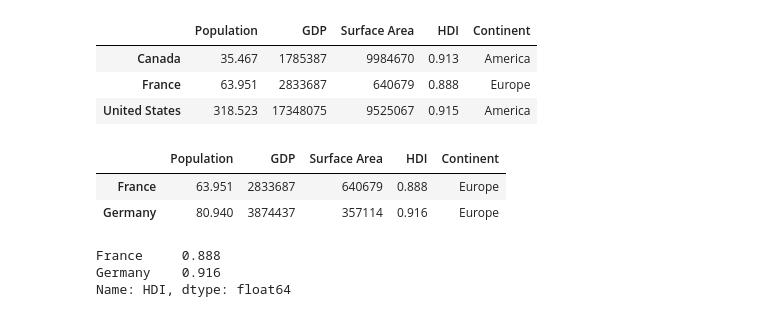
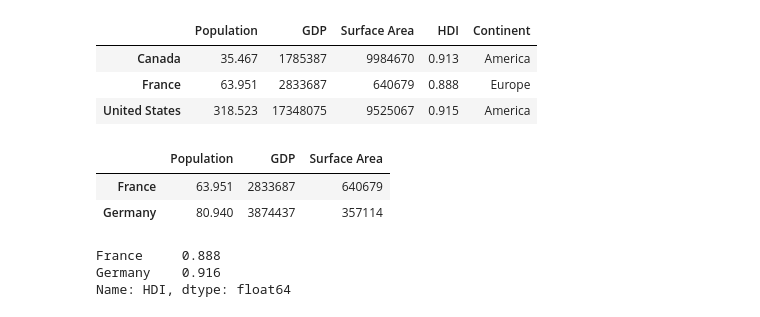
Before and after one commit to hh-blaire-cho/ds101_2024Oct, a Jupyter notebook: 6_ Pandas _DataFrame.ipynb, the cells around one changed output. Cells and saved outputs as stored; diff of their text form; code cells hidden in the pictures.

Commit message:
Day3 Pandas Dataframe

```diff
--- a/6_ Pandas _DataFrame.ipynb
+++ b/6_ Pandas _DataFrame.ipynb
@@ -320,11 +372,11 @@ df.iloc[[0, 1, -1]]
 | France | 63.951 | 2833687 | 640679 | 0.888 | Europe |
 | United States | 318.523 | 17348075 | 9525067 | 0.915 | America |
 # %%
-df.iloc[1:3]
+df.iloc[1:3, :-2]
 # %% [output]
-|  | Population | GDP | Surface Area | HDI | Continent |
-| France | 63.951 | 2833687 | 640679 | 0.888 | Europe |
-| Germany | 80.940 | 3874437 | 357114 | 0.916 | Europe |
+|  | Population | GDP | Surface Area |
+| France | 63.951 | 2833687 | 640679 |
+| Germany | 80.940 | 3874437 | 357114 |
 # %%
 df.iloc[1:3, 3]
 # %% [output]
```
Also changed, not shown: parts of 44 cells of this notebook, 1 other file.
